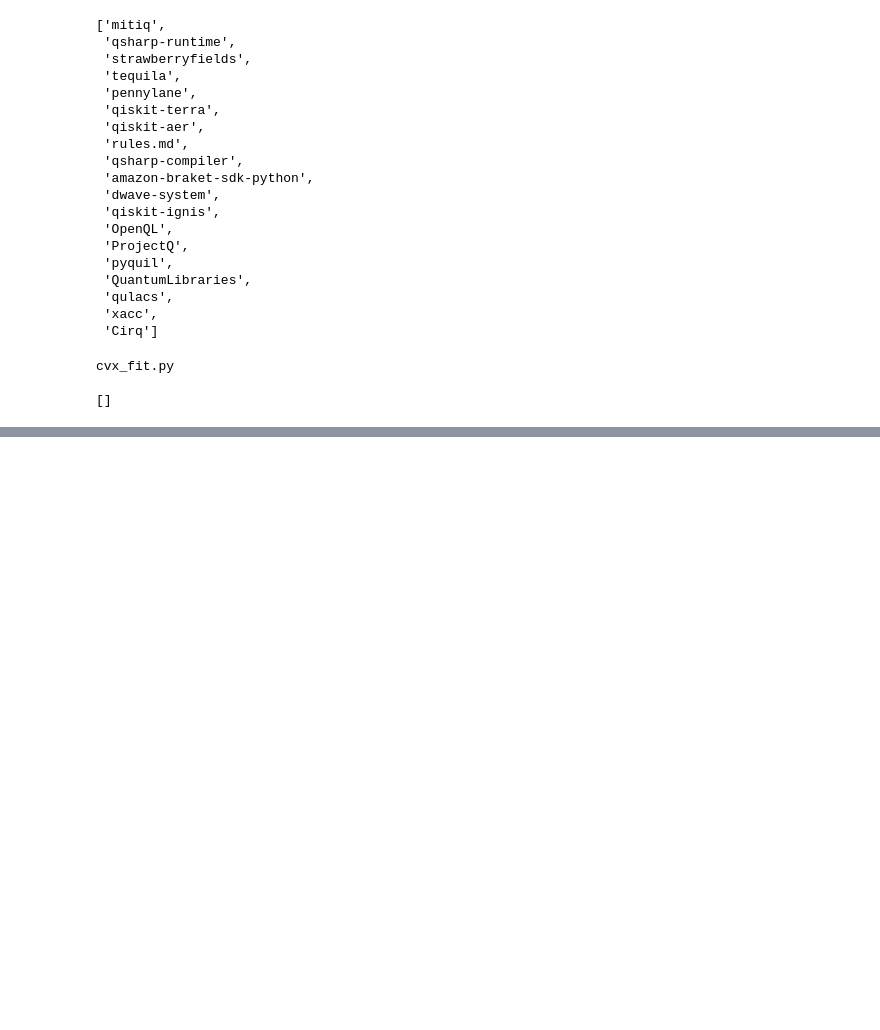
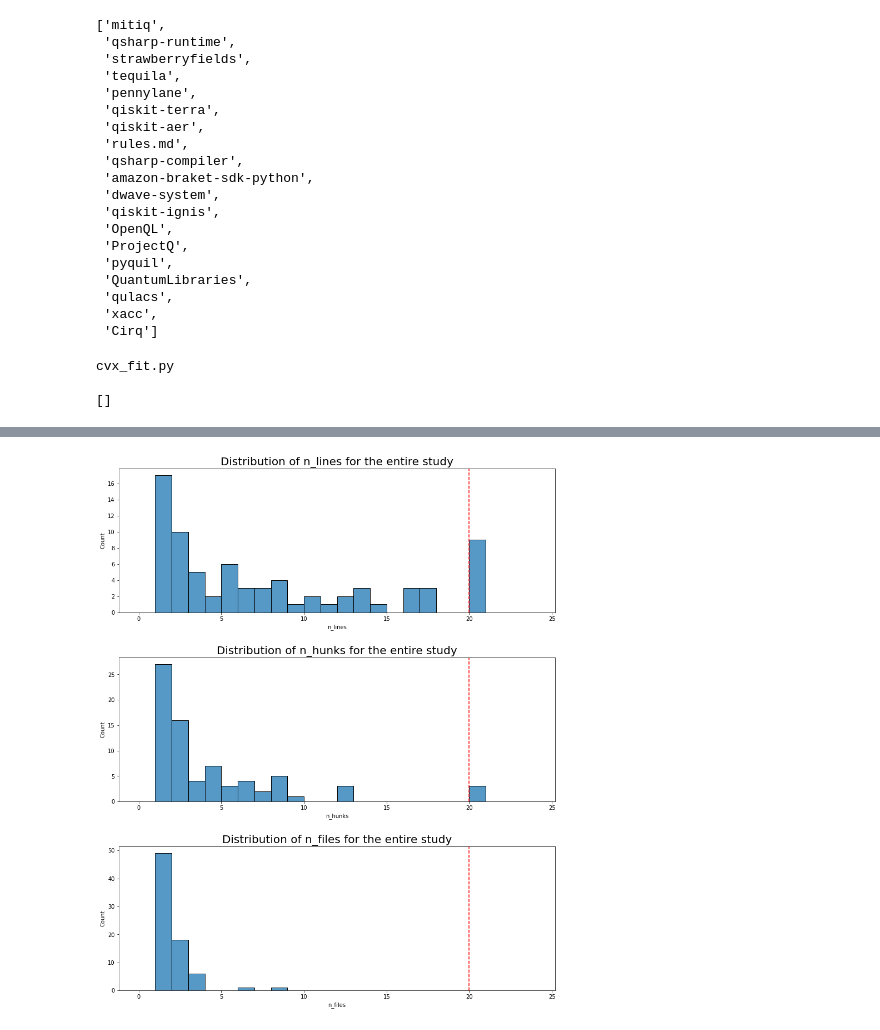
Before and after one commit to MattePalte/Bugs-Quantum-Computing-Platforms, a Jupyter notebook: notebooks/02_Compute_Differences.ipynb, the cells around one changed output, grey strips where cells are left out. Drawn from its saved outputs; the diff is of its cells as text; code cells hidden in the pictures; blank space fills up the shorter version.

```diff
--- a/notebooks/02_Compute_Differences.ipynb
+++ b/notebooks/02_Compute_Differences.ipynb
@@ -325,0 +337,35 @@ plot_bug_level_summary(df=df_grouped)
+# %%
+from copy import deepcopy
+
+def plot_study_summary(df):
+    """Plot the summary for both id and human id of the relevent stats."""
+    df = deepcopy(df)
+    stats_shown = ["n_lines", "n_hunks", "n_files"]
+    cap_at = [20, 20, 20]
+    n_stats_shown = len(stats_shown)
+
+    n_bugs = len(df)
+
+    fig, axes = plt.subplots(n_stats_shown, 1, figsize=(13, 15))
+    plt.tight_layout(pad=6)
+    for stat_i, stat_name in enumerate(stats_shown):
+        ax_stat = axes[stat_i]
+
+        if cap_at[stat_i] is not None:
+            df[stat_name] = df[stat_name].apply(
+                lambda e: e if e < cap_at[stat_i] else cap_at[stat_i]
+            )
+
+        # Number of lines
+        sns.histplot(
+            data=df,
+            x=stat_name,
+            bins=range(cap_at[stat_i] + 5) if cap_at[stat_i] is not None else range(20),
+            ax = ax_stat
+        )
+        if cap_at[stat_i] is not None:
+            ax_stat.axvline(x=cap_at[stat_i], c="r", linestyle="--")
+        ax_stat.set_title(f"Distribution of {stat_name} for the entire study", fontsize=20)
+plot_study_summary(df_grouped)
+# %% [output]
+[figure, added]
```
Also changed, not shown: parts of 4 cells of this notebook, 1 other file.
